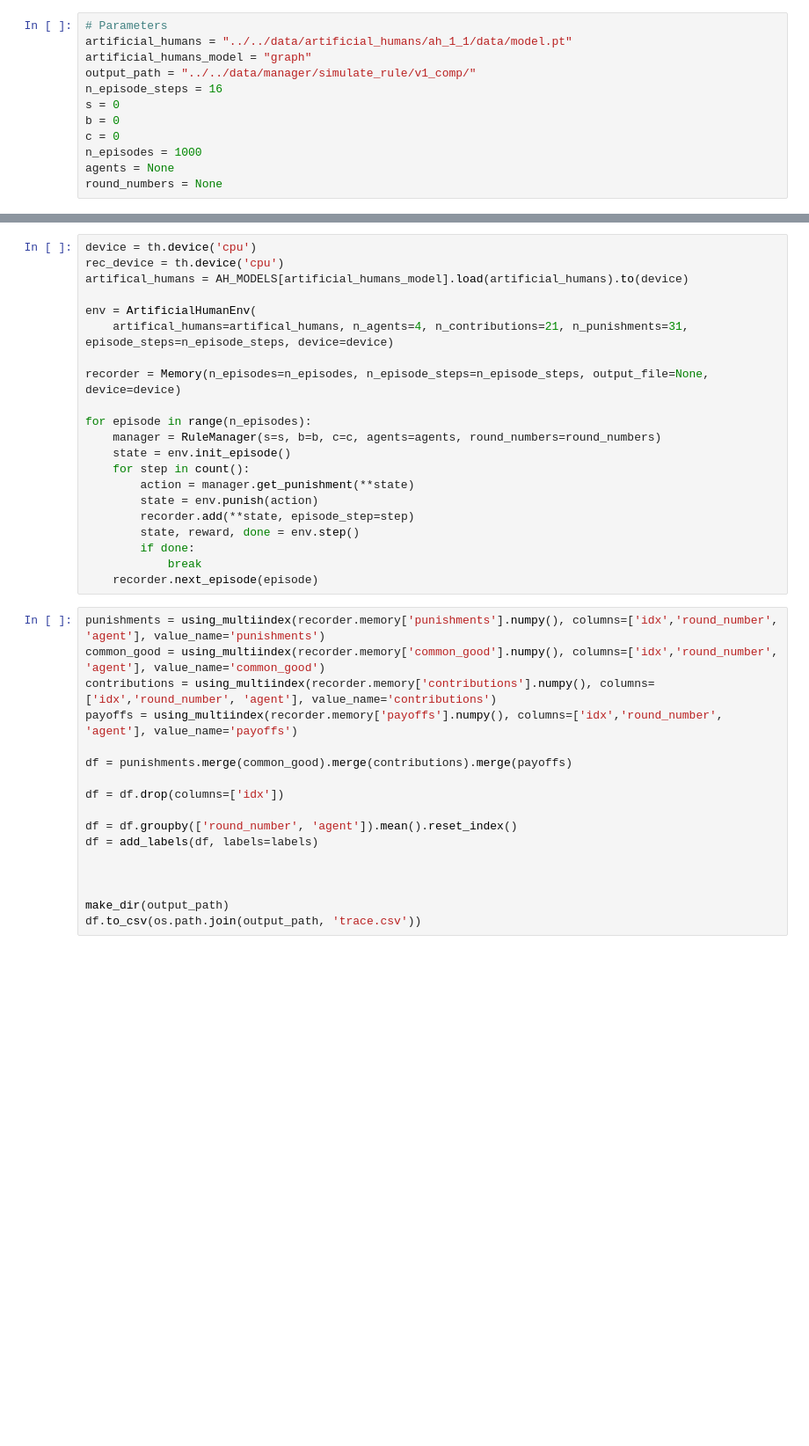
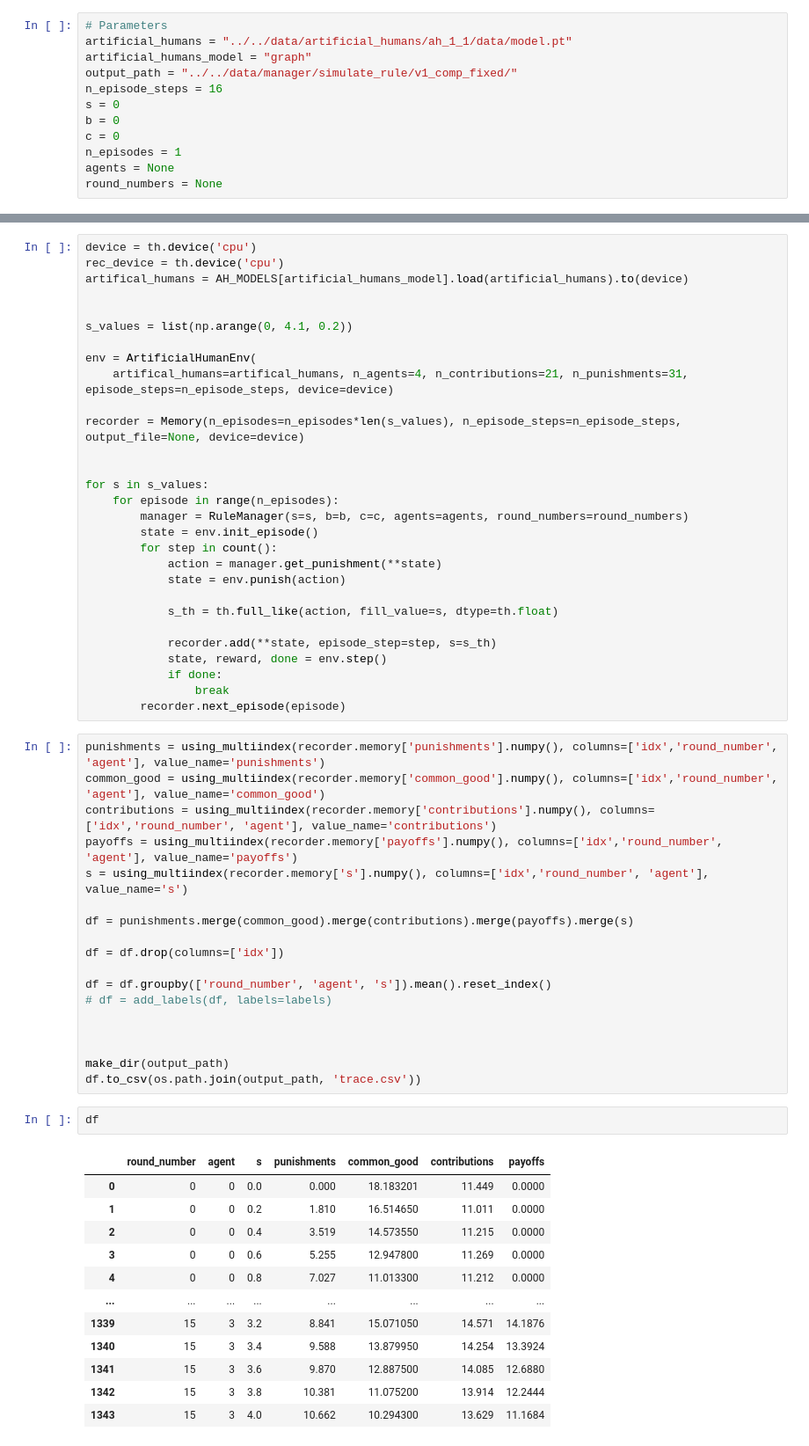
Before and after one commit to center-for-humans-and-machines/algorithmic-institutions, a Jupyter notebook: notebooks/manager/simulate_rule.ipynb, the cells around one changed output, grey strips where cells are left out. Shown: that part at 88% size. Cells and saved outputs as stored; diff of their text form; blank space fills up the shorter version.

```diff
--- a/notebooks/manager/simulate_rule.ipynb
+++ b/notebooks/manager/simulate_rule.ipynb
@@ -2,12 +2,12 @@
 # Parameters
 artificial_humans = "../../data/artificial_humans/ah_1_1/data/model.pt"
 artificial_humans_model = "graph"
-output_path = "../../data/manager/simulate_rule/v1_comp/"
+output_path = "../../data/manager/simulate_rule/v1_comp_fixed/"
 n_episode_steps = 16
 s = 0
 b = 0
 c = 0
-n_episodes = 1000
+n_episodes = 1
 agents = None
 round_numbers = None
 # %%
@@ -85,36 +86,60 @@ device = th.device('cpu')
 rec_device = th.device('cpu')
 artifical_humans = AH_MODELS[artificial_humans_model].load(artificial_humans).to(device)
 
+
+s_values = list(np.arange(0, 4.1, 0.2))
+
 env = ArtificialHumanEnv(
     artifical_humans=artifical_humans, n_agents=4, n_contributions=21, n_punishments=31, episode_steps=n_episode_steps, device=device)
 
-recorder = Memory(n_episodes=n_episodes, n_episode_steps=n_episode_steps, output_file=None, device=device)
+recorder = Memory(n_episodes=n_episodes*len(s_values), n_episode_steps=n_episode_steps, output_file=None, device=device)
 
-for episode in range(n_episodes):
-    manager = RuleManager(s=s, b=b, c=c, agents=agents, round_numbers=round_numbers)
-    state = env.init_episode()
-    for step in count():
-        action = manager.get_punishment(**state)
-        state = env.punish(action)
-        recorder.add(**state, episode_step=step)
-        state, reward, done = env.step()
-        if done:
-            break
-    recorder.next_episode(episode)
+
+for s in s_values:
+    for episode in range(n_episodes):
+        manager = RuleManager(s=s, b=b, c=c, agents=agents, round_numbers=round_numbers)
+        state = env.init_episode()
+        for step in count():
+            action = manager.get_punishment(**state)
+            state = env.punish(action)
+
+            s_th = th.full_like(action, fill_value=s, dtype=th.float)
+
+            recorder.add(**state, episode_step=step, s=s_th)
+            state, reward, done = env.step()
+            if done:
+                break
+        recorder.next_episode(episode)
 # %%
 punishments = using_multiindex(recorder.memory['punishments'].numpy(), columns=['idx','round_number', 'agent'], value_name='punishments')
 common_good = using_multiindex(recorder.memory['common_good'].numpy(), columns=['idx','round_number', 'agent'], value_name='common_good')
 contributions = using_multiindex(recorder.memory['contributions'].numpy(), columns=['idx','round_number', 'agent'], value_name='contributions')
 payoffs = using_multiindex(recorder.memory['payoffs'].numpy(), columns=['idx','round_number', 'agent'], value_name='payoffs')
+s = using_multiindex(recorder.memory['s'].numpy(), columns=['idx','round_number', 'agent'], value_name='s')
 
-df = punishments.merge(common_good).merge(contributions).merge(payoffs)
+df = punishments.merge(common_good).merge(contributions).merge(payoffs).merge(s)
 
 df = df.drop(columns=['idx'])
 
-df = df.groupby(['round_number', 'agent']).mean().reset_index()
-df = add_labels(df, labels=labels)
+df = df.groupby(['round_number', 'agent', 's']).mean().reset_index()
+# df = add_labels(df, labels=labels)
 
 
 
 make_dir(output_path)
 df.to_csv(os.path.join(output_path, 'trace.csv'))
+# %%
+df
+# %% [output]
+|  | round_number | agent | s | punishments | common_good | contributions | payoffs |
+| 0 | 0 | 0 | 0.0 | 0.000 | 18.183201 | 11.449 | 0.0000 |
+| 1 | 0 | 0 | 0.2 | 1.810 | 16.514650 | 11.011 | 0.0000 |
+| 2 | 0 | 0 | 0.4 | 3.519 | 14.573550 | 11.215 | 0.0000 |
+| 3 | 0 | 0 | 0.6 | 5.255 | 12.947800 | 11.269 | 0.0000 |
+| 4 | 0 | 0 | 0.8 | 7.027 | 11.013300 | 11.212 | 0.0000 |
+| ... | ... | ... | ... | ... | ... | ... | ... |
+| 1339 | 15 | 3 | 3.2 | 8.841 | 15.071050 | 14.571 | 14.1876 |
+| 1340 | 15 | 3 | 3.4 | 9.588 | 13.879950 | 14.254 | 13.3924 |
+| 1341 | 15 | 3 | 3.6 | 9.870 | 12.887500 | 14.085 | 12.6880 |
+| 1342 | 15 | 3 | 3.8 | 10.381 | 11.075200 | 13.914 | 12.2444 |
+| 1343 | 15 | 3 | 4.0 | 10.662 | 10.294300 | 13.629 | 11.1684 |
```
Also changed, not shown: parts of 2 cells of this notebook, 15 other files.
